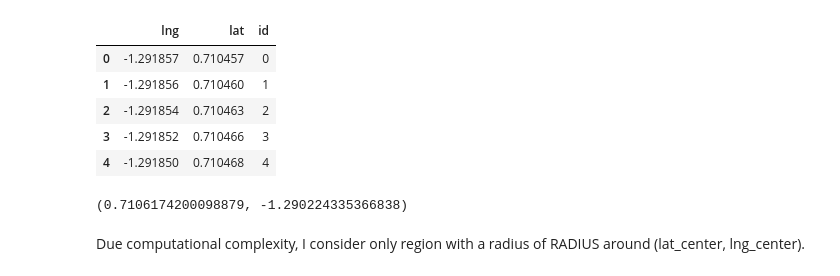
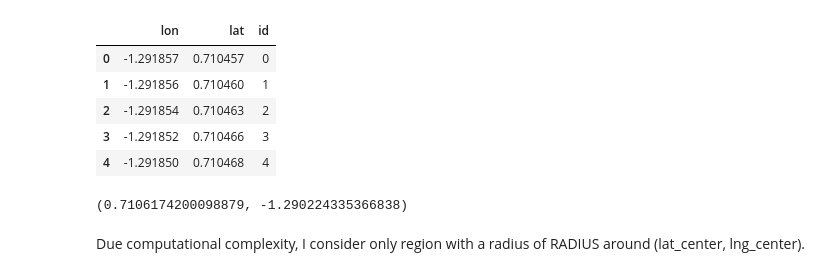
Before and after one commit to Eldervald/traffic-extrapolation, a Jupyter notebook: tlc/data_preparation.ipynb, the cells around one changed output. Drawn from its saved outputs; the diff is of its cells as text; code cells hidden in the pictures.

```diff
--- a/tlc/data_preparation.ipynb
+++ b/tlc/data_preparation.ipynb
@@ -19,3 +16,3 @@ The autoreload extension is already loaded. To reload it, use:
 # %%
 nodes_df = pd.read_csv('data/road_intersection_nodes.csv')
-nodes_df
+nodes_df = nodes_df.rename(columns={'lng': 'lon'})
@@ -36,9 +19,9 @@ nodes_df
 # %%
 # convert decimals to radiands
-nodes_df[['lng', 'lat']] = nodes_df[['lng', 'lat']].apply(radians)
+nodes_df[['lon', 'lat']] = nodes_df[['lon', 'lat']].apply(radians)
 nodes_df.head()
 # %% [output]
-|  | lng | lat | id |
+|  | lon | lat | id |
 | 0 | -1.291857 | 0.710457 | 0 |
 | 1 | -1.291856 | 0.710460 | 1 |
 | 2 | -1.291854 | 0.710463 | 2 |
```
Also changed, not shown: parts of 5 cells of this notebook, 10 other files.
